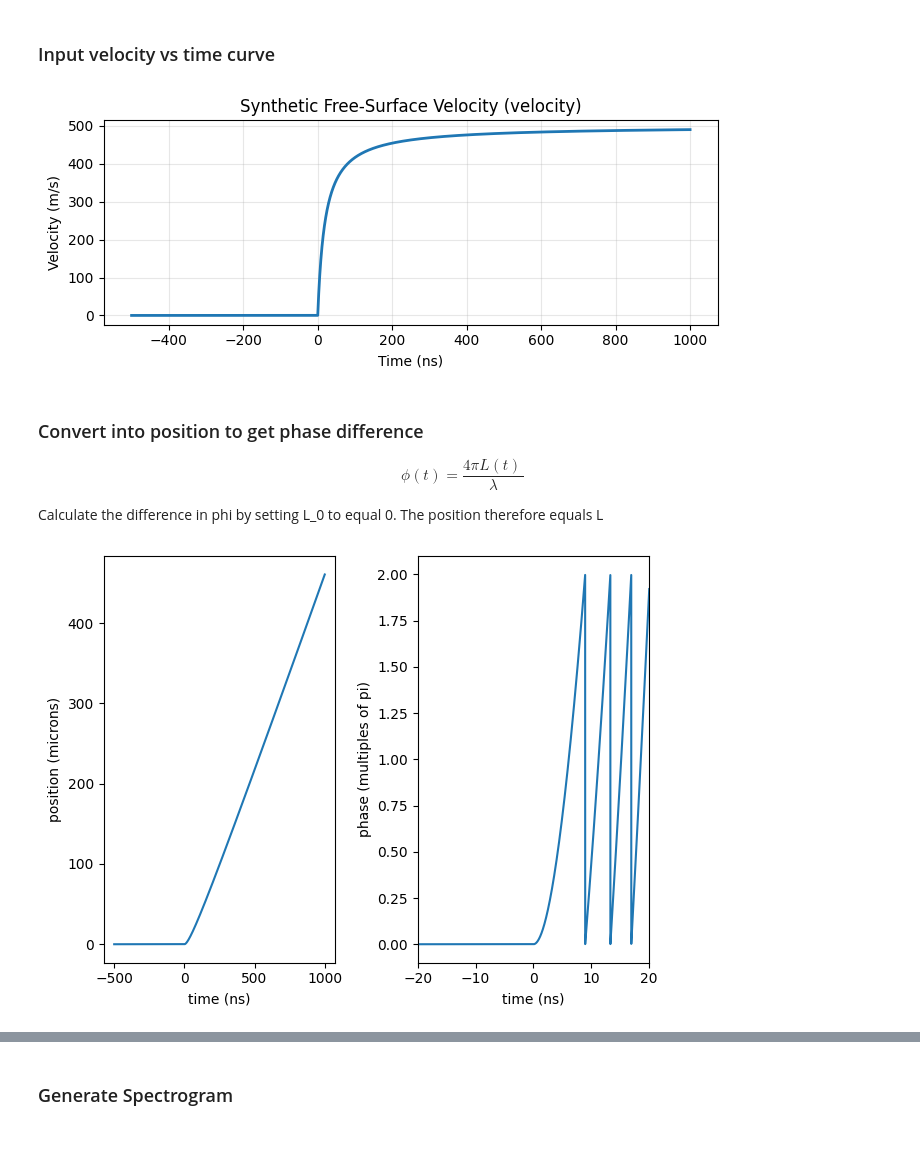
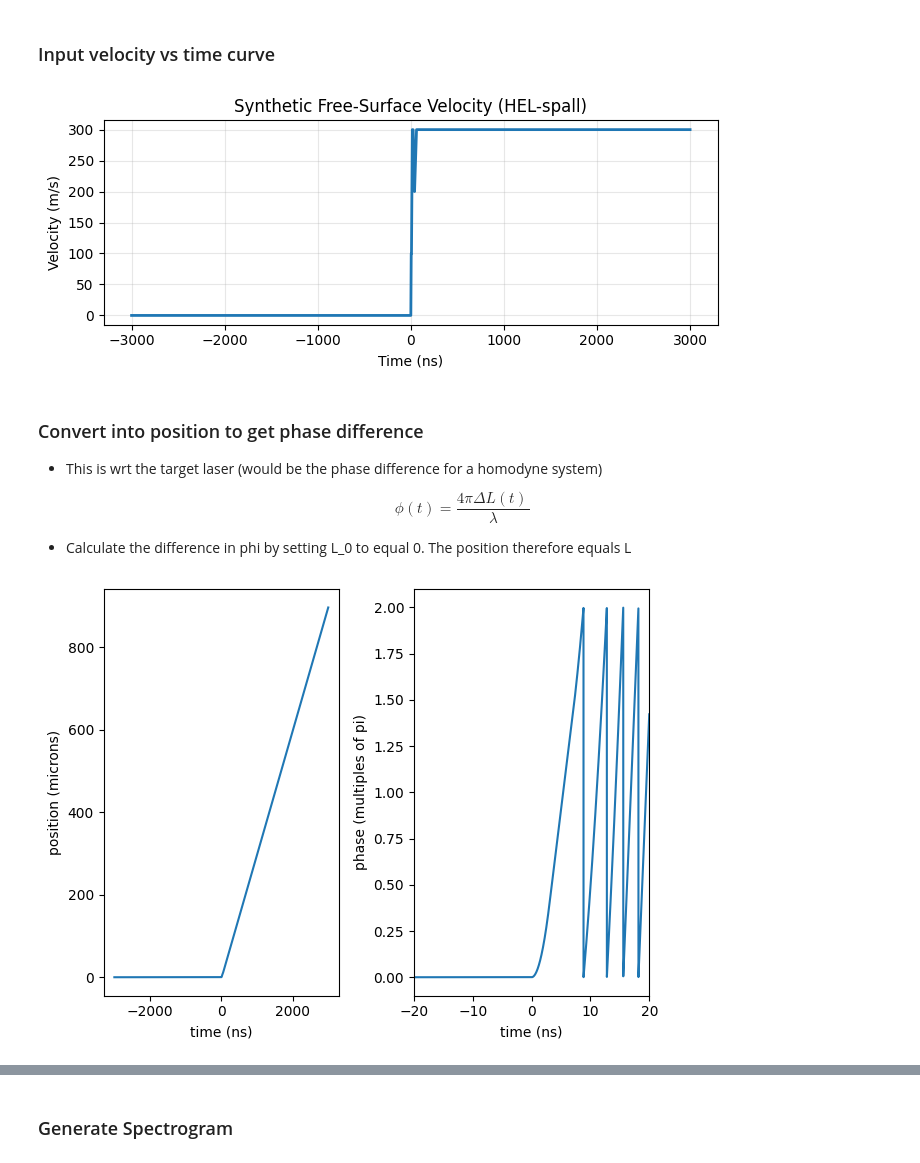
Before and after one commit to lrack02/PDV_simulated_data, a Jupyter notebook: PDV_gen_run.ipynb, the cells around one changed output, grey strips where cells are left out. Saved outputs shown, nothing was run; the diff lists cells and outputs as text; code cells hidden in the pictures.

```diff
--- a/PDV_gen_run.ipynb
+++ b/PDV_gen_run.ipynb
@@ -45,15 +45,18 @@ def stft(voltage, fs, window, nperseg, noverlap, nfft):
 # Sampling and constants
 sample_rate = 128e9  # Hz
 lambda_ref = 1550e-9  # m
+lambda_tar = 1550.016e-9
+noise_sd = 0.1
+c=3e8
 
 # Choose the shot type: "velocity", "HEL", "spall", "HEL-spall"
-shot_type = "velocity"
+shot_type = "HEL-spall"
 
 # Define simple linear segments
 if shot_type == "velocity":
     t_end = 1000e-9 #s
     t_begin = -500e-9 #s
-    vel_peak = 500 #m/s
+    vel_peak = 200 #m/s
     time = np.arange(t_begin,t_end,1/sample_rate)
     a = 1 #function smoothing parameter
     b = 0.00001 #function shifting parameter
@@ -61,9 +64,9 @@ if shot_type == "velocity":
     x = (time>0)*time
     vel_sim = (vel_peak*(x+intercept)*a-b)/(x+intercept)*a
 elif shot_type == "HEL":
-    t_begin, t_end = -10e-9, 100e-9
-    V0, V_HEL, V_plat = 0, 100, 400
-    t_rise1 = 20e-9
+    t_begin, t_end = -3e-6, 3e-6
+    V0, V_HEL, V_plat = 0, 50, 300
+    t_rise1, t_rise2, t_rise3 = 20e-9, 30e-9, 50e-9
     time = np.arange(t_begin, t_end, 1/sample_rate)
     vel_sim = np.zeros_like(time)
     for i, t in enumerate(time):
@@ -71,29 +74,16 @@ elif shot_type == "HEL":
             vel_sim[i] = V0
         elif t < t_rise1:
             vel_sim[i] = V0 + (V_HEL - V0) * (t / t_rise1)
+        elif t < t_rise2:
+            vel_sim[i] = V0 + V_HEL
+        elif t < t_rise3:
+            vel_sim[i] = V_HEL + (V_plat - V_HEL) * ((t-t_rise2) / (t_rise3-t_rise2))
         else:
-            vel_sim[i] = V_HEL
-
-# elif shot_type == "spall":
-#     t_begin, t_end = 0, 400e-9
-#     V0, V_plat = 0, 500
-#     t_rise, t_spall, t_recover = 100e-9, 200e-9, 300e-9
-#     dV_spall = 200
-#     time = np.arange(t_begin, t_end, 1/sample_rate)
-#     vel_sim = np.zeros_like(time)
-#     for i, t in enumerate(time):
-#         if t < t_rise:
-#             vel_sim[i] = V0 + (V_plat - V0) * (t / t_rise)
-#         elif t < t_spall:
-#             vel_sim[i] = V_plat
-#         elif t < t_recover:
-#             vel_sim[i] = V_plat - dV_spall * (t - t_spall) / (t_recover - t_spall)
-#         else:
-#             vel_sim[i] = V_plat - dV_spall  # flat after pullback
+            vel_sim[i] = V_plat
 
 elif shot_type == "HEL-spall":
     # Piecewise linear HEL + plateau + spall pullback + recovery
-    t_begin, t_end = -500e-9, 500e-9
+    t_begin, t_end = -3e-6, 3e-6
     V0, V_HEL, V_plat = 0, 100, 300
     t_hel_start, t_hel_end = 3e-9, 7e-9
     t_plat_start, t_plat_end = 15e-9, 25e-9
@@ -106,42 +96,43 @@ elif shot_type == "HEL-spall":
         if t < 0:
             vel_sim[i] = V0
         elif t < t_hel_start:
             vel_sim[i] = V0 + (V_HEL - V0) * (t / t_hel_start)
         elif t < t_hel_end:
             vel_sim[i] = V_HEL
         elif t < t_plat_start:
             vel_sim[i] = V_HEL + (V_plat - V_HEL) * (t - t_hel_end) / (t_plat_start - t_hel_end)
         elif t < t_plat_end:
             vel_sim[i] = V_plat
         elif t < t_spall:
             vel_sim[i] = V_plat - dV_spall * (t - t_plat_end) / (t_spall - t_plat_end)
         elif t < t_recover:
             vel_sim[i] = V_plat - dV_spall + dV_spall * (t - t_spall) / (t_recover - t_spall)
         else:
             vel_sim[i] = V_plat
 
 else:
     raise ValueError("Invalid shot_type")
 
 # Plot result
 plt.figure(figsize=(7,3))
 plt.plot(time*1e9, vel_sim, lw=2)
 plt.xlabel("Time (ns)")
 plt.ylabel("Velocity (m/s)")
 plt.title(f"Synthetic Free-Surface Velocity ({shot_type})")
 plt.grid(True, alpha=0.3)
 plt.tight_layout()
 plt.show()
 # %% [output]
-[figure, old version]
+[figure, new version]
 # %% [markdown]
 ### Convert into position to get phase difference
+- This is wrt the target laser (would be the phase difference for a homodyne system)
 
 $$
-\phi(t) = \frac{4 \pi L(t) \,}{\lambda}
+\phi(t) = \frac{4 \pi \Delta L(t) \,}{\lambda}
 $$
 
-Calculate the difference in phi by setting L_0 to equal 0. The position therefore equals L
+- Calculate the difference in phi by setting L_0 to equal 0. The position therefore equals L
 # %%
 pos_sim = np.cumsum(vel_sim/sample_rate)
 fig, ax = plt.subplots(1,2)
@@ -160,7 +151,7 @@ ax[1].set_xlim([-20,20])
 
 fig.tight_layout()
 # %% [output]
-[figure, old version]
+[figure, new version]
 # %% [markdown]
 ### Optical Field Definitions in Heterodyne PDV (single point)
 
```
Also changed, not shown: parts of 8 cells of this notebook, 2 other files.
